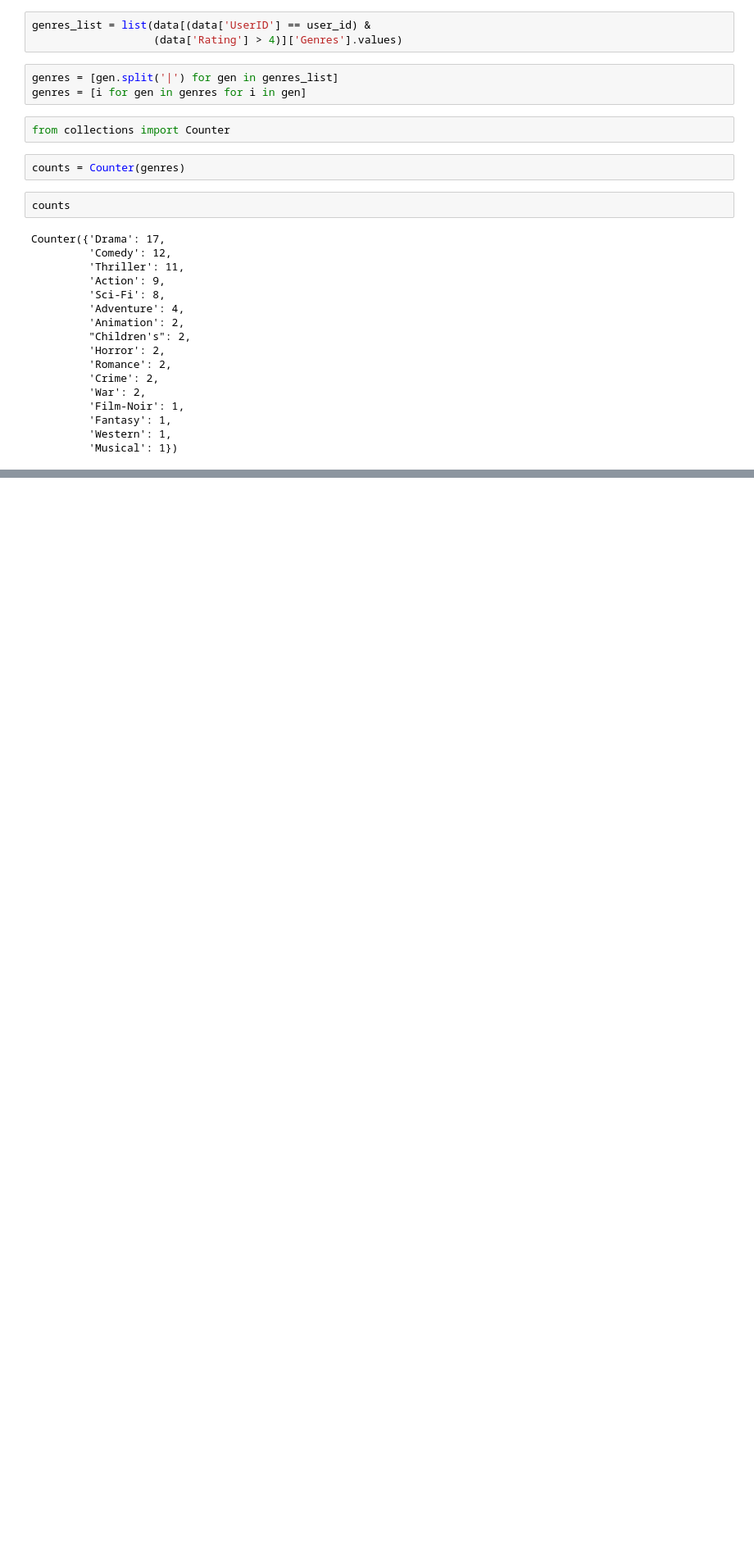
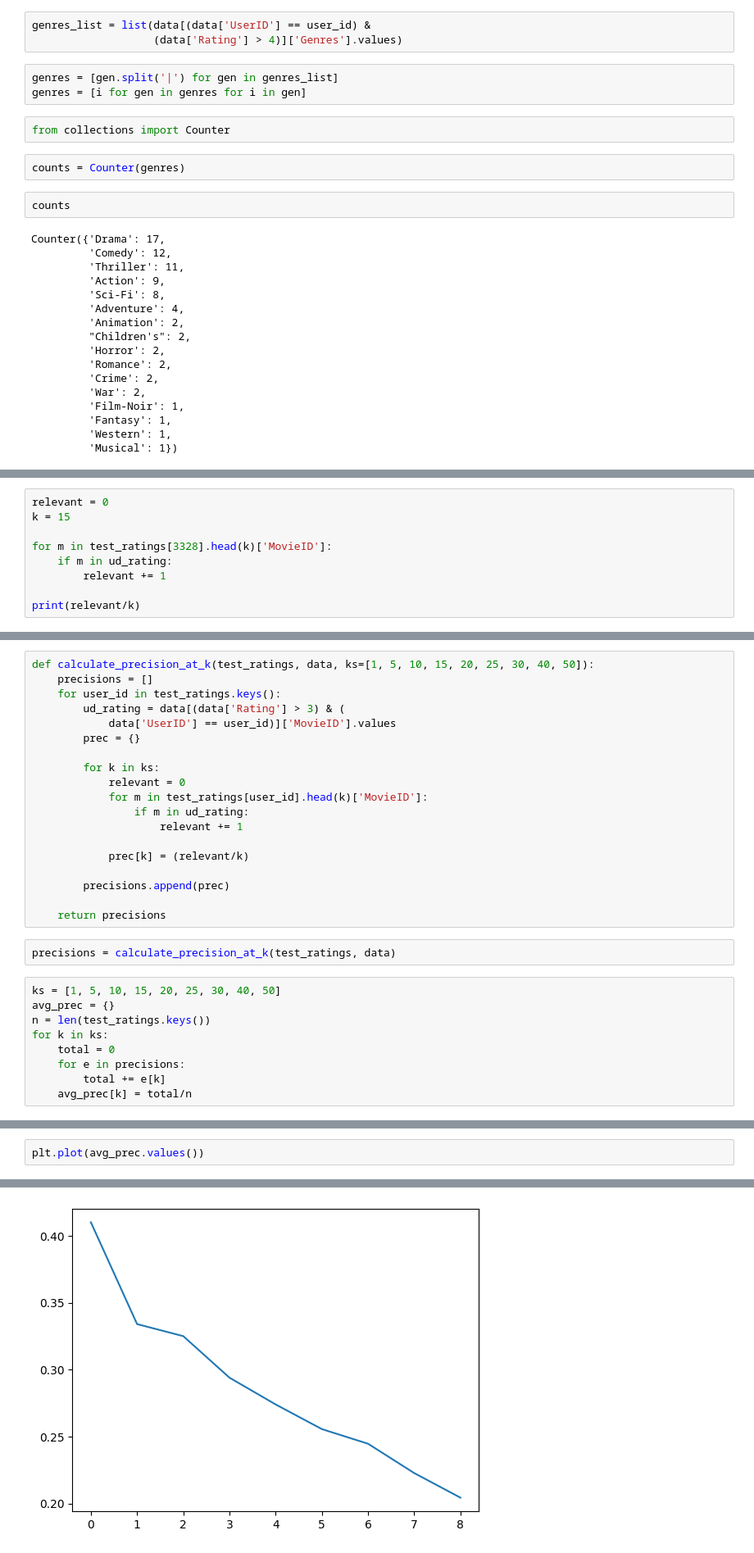
Before and after one commit to 1Tanmay6/hybrid-recommendation-system, a Jupyter notebook: hybrid_ensemble_model.ipynb, the cells around one changed output, grey strips where cells are left out. Shown at 82% size. Saved outputs shown, nothing was run; the diff lists cells and outputs as text; blank space fills up the shorter version.

```diff
--- a/hybrid_ensemble_model.ipynb
+++ b/hybrid_ensemble_model.ipynb
@@ -165,0 +261,9 @@ Counter({'Drama': 17,
+# %%
+relevant = 0
+k = 15
+
+for m in test_ratings[3328].head(k)['MovieID']:
+    if m in ud_rating:
+        relevant += 1
+
+print(relevant/k)
@@ -165,0 +272,30 @@ Counter({'Drama': 17,
+# %%
+def calculate_precision_at_k(test_ratings, data, ks=[1, 5, 10, 15, 20, 25, 30, 40, 50]):
+    precisions = []
+    for user_id in test_ratings.keys():
+        ud_rating = data[(data['Rating'] > 3) & (
+            data['UserID'] == user_id)]['MovieID'].values
+        prec = {}
+
+        for k in ks:
+            relevant = 0
+            for m in test_ratings[user_id].head(k)['MovieID']:
+                if m in ud_rating:
+                    relevant += 1
+
+            prec[k] = (relevant/k)
+
+        precisions.append(prec)
+
+    return precisions
+# %%
+precisions = calculate_precision_at_k(test_ratings, data)
+# %%
+ks = [1, 5, 10, 15, 20, 25, 30, 40, 50]
+avg_prec = {}
+n = len(test_ratings.keys())
+for k in ks:
+    total = 0
+    for e in precisions:
+        total += e[k]
+    avg_prec[k] = total/n
@@ -165,0 +314,3 @@ Counter({'Drama': 17,
+# %%
+plt.plot(avg_prec.values())
+# %% [output]
@@ -165,0 +318 @@ Counter({'Drama': 17,
+[figure, added]
```
Also changed, not shown: parts of 8 cells of this notebook.
